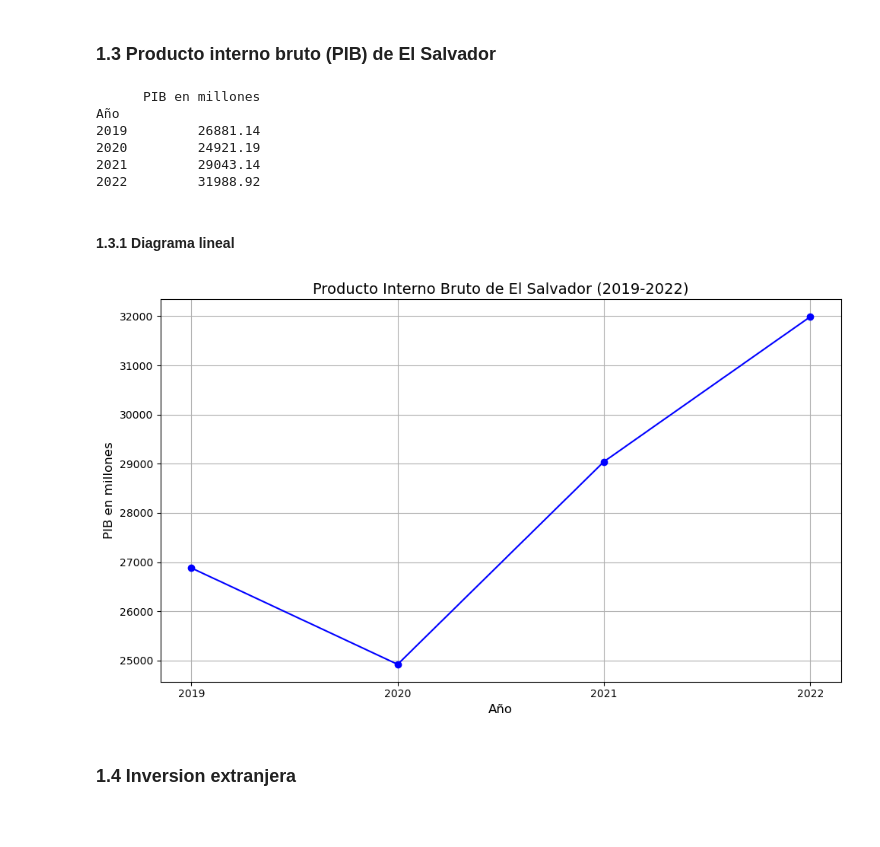
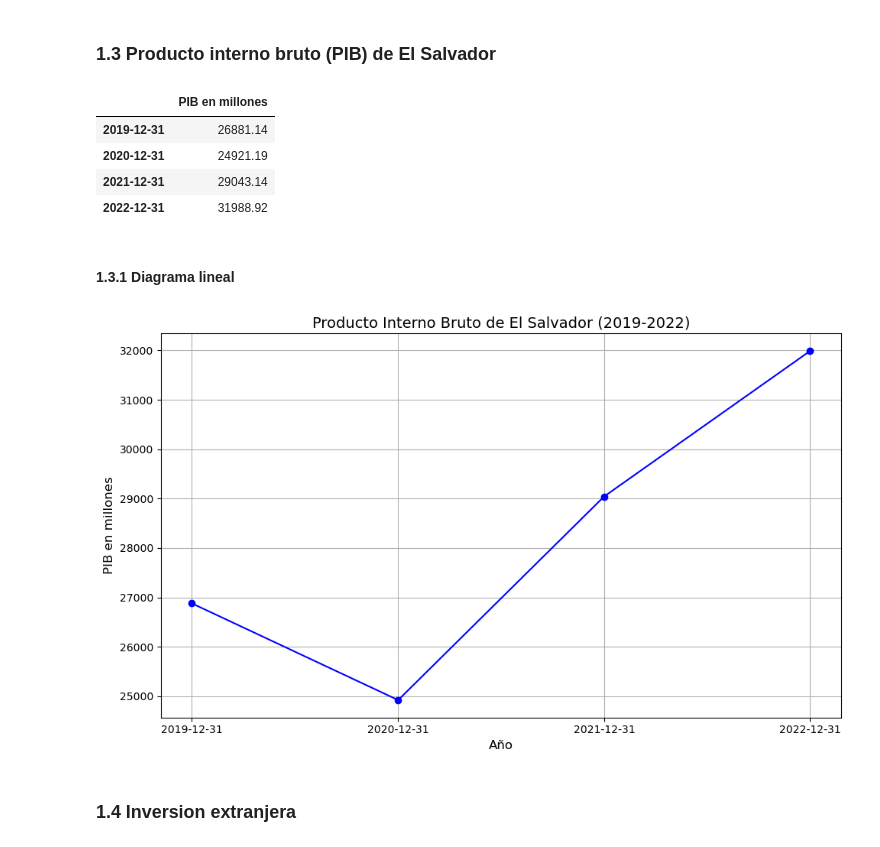
Before and after one commit to JosueRodriguezSams/CriptoSV---Samsung, a Jupyter notebook: Analisis_impacto_del_bitcoin.ipynb, the cells around one changed output. Cells and saved outputs as stored; diff of their text form; code cells hidden in the pictures.

```diff
--- a/Analisis_impacto_del_bitcoin.ipynb
+++ b/Analisis_impacto_del_bitcoin.ipynb
@@ -130,26 +130,25 @@ plt.show()
 # %%
 import pandas as pd
 
 file_path = "Datos_bitcoin/PIB_SV/Producto_Interno_Bruto__Producción_Gasto_e_Ingreso_A_precios_corrientes.csv"
 
 df = pd.read_csv(file_path, encoding='ISO-8859-1', sep=',', skiprows=4)
 pib = pd.Series(df.columns[1:])
 
 df_pib = pd.DataFrame(pib, columns=["PIB en millones"])
 df_pib.index = [2019, 2020, 2021, 2022, 2023]
 df_pib.index.name = "Año"
 df_pib["PIB en millones"] = df_pib["PIB en millones"].astype(float)
 
 df_pib_filtered = df_pib.loc[2019:2022]
-
-print(df_pib_filtered)
+df_pib_filtered.index = pd.date_range("2019-01-01", periods=4, freq="YE")
+df_pib_filtered
 # %% [output]
-      PIB en millones
-Año
-2019         26881.14
-2020         24921.19
-2021         29043.14
-2022         31988.92
+|  | PIB en millones |
+| 2019-12-31 | 26881.14 |
+| 2020-12-31 | 24921.19 |
+| 2021-12-31 | 29043.14 |
+| 2022-12-31 | 31988.92 |
 # %% [markdown]
 #### 1.3.1 Diagrama lineal
 # %%
@@ -168,7 +167,7 @@ plt.tight_layout()
 
 plt.show()
 # %% [output]
-[figure, old version]
+[figure, new version]
 # %% [markdown]
 ### 1.4 Inversion extranjera
 # %%
```
Also changed, not shown: parts of 3 cells of this notebook.
